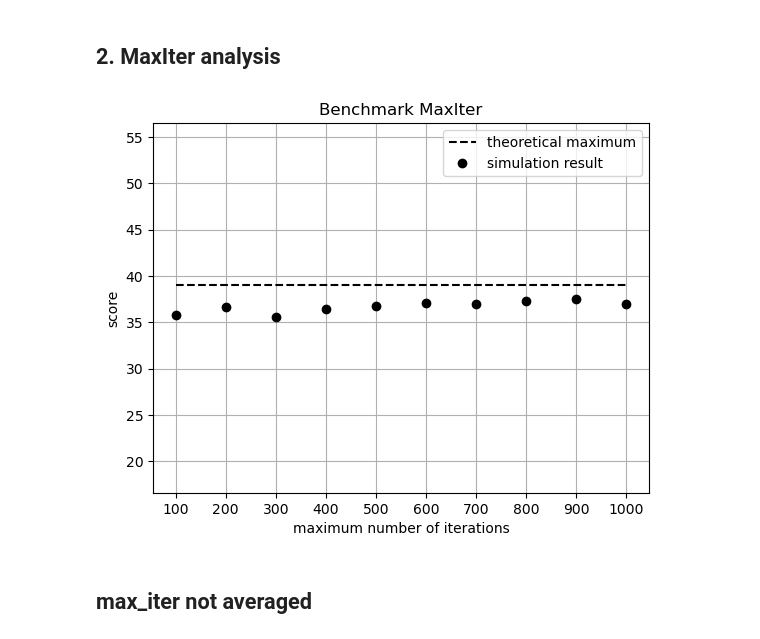
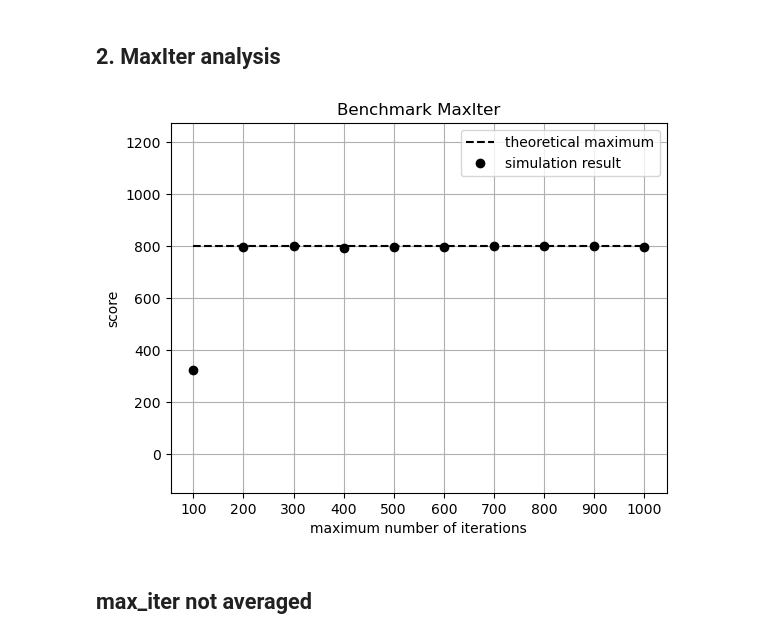
Before and after one commit to Andrea-Tomatis/Harmonomino, a Jupyter notebook: results/data_analysis.ipynb, the cells around one changed output. Drawn from its saved outputs; the diff is of its cells as text; code cells hidden in the pictures.

```diff
--- a/results/data_analysis.ipynb
+++ b/results/data_analysis.ipynb
@@ -76,12 +76,12 @@ format_plot('benchmark_bandwidth.csv',
 # %%
 format_plot('benchmark_max_iterations.csv',
             title='Benchmark MaxIter',
             xlabel='maximum number of iterations',
             ylabel='score',
-            reference=39,
-            padding=10)
+            reference=799,
+            padding=1)
 # %% [output]
-[figure, old version]
+[figure, new version]
 # %% [markdown]
 ## max_iter not averaged
 # %% [markdown]
```
Also changed, not shown: parts of 7 cells of this notebook, 11 other files.
